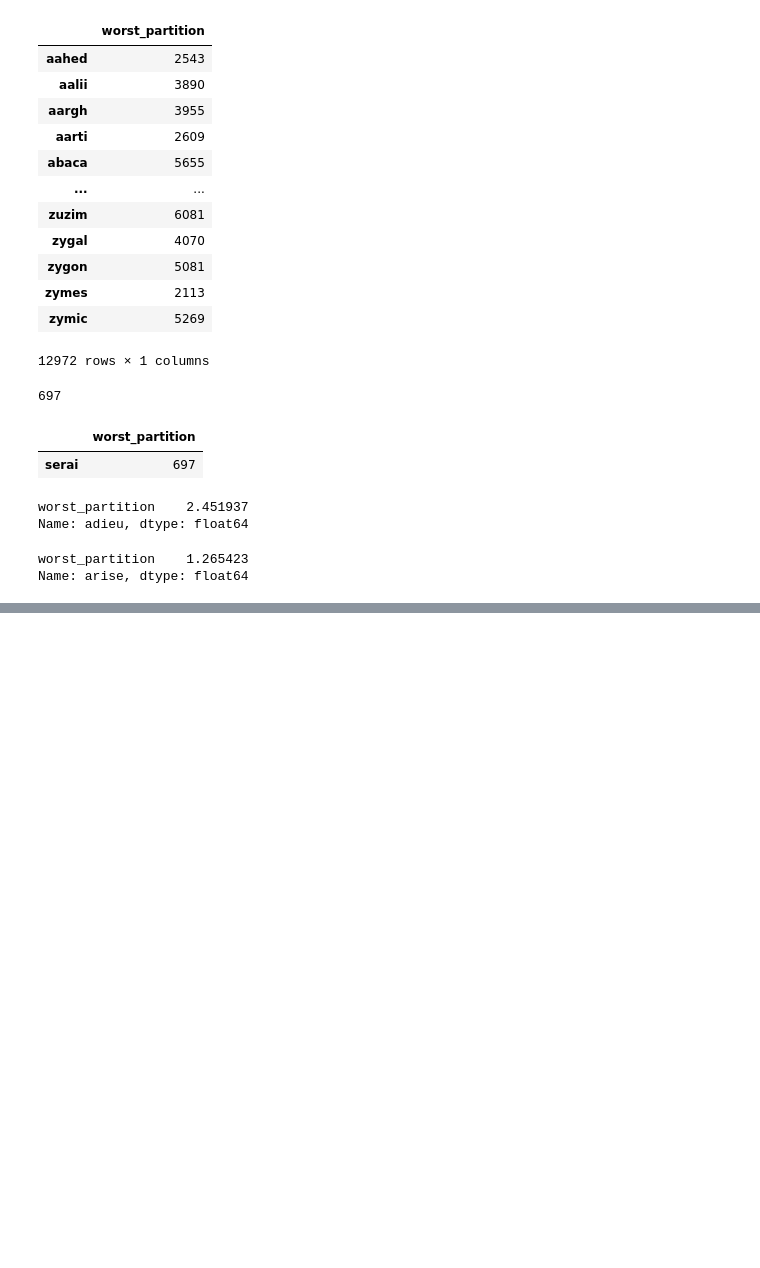
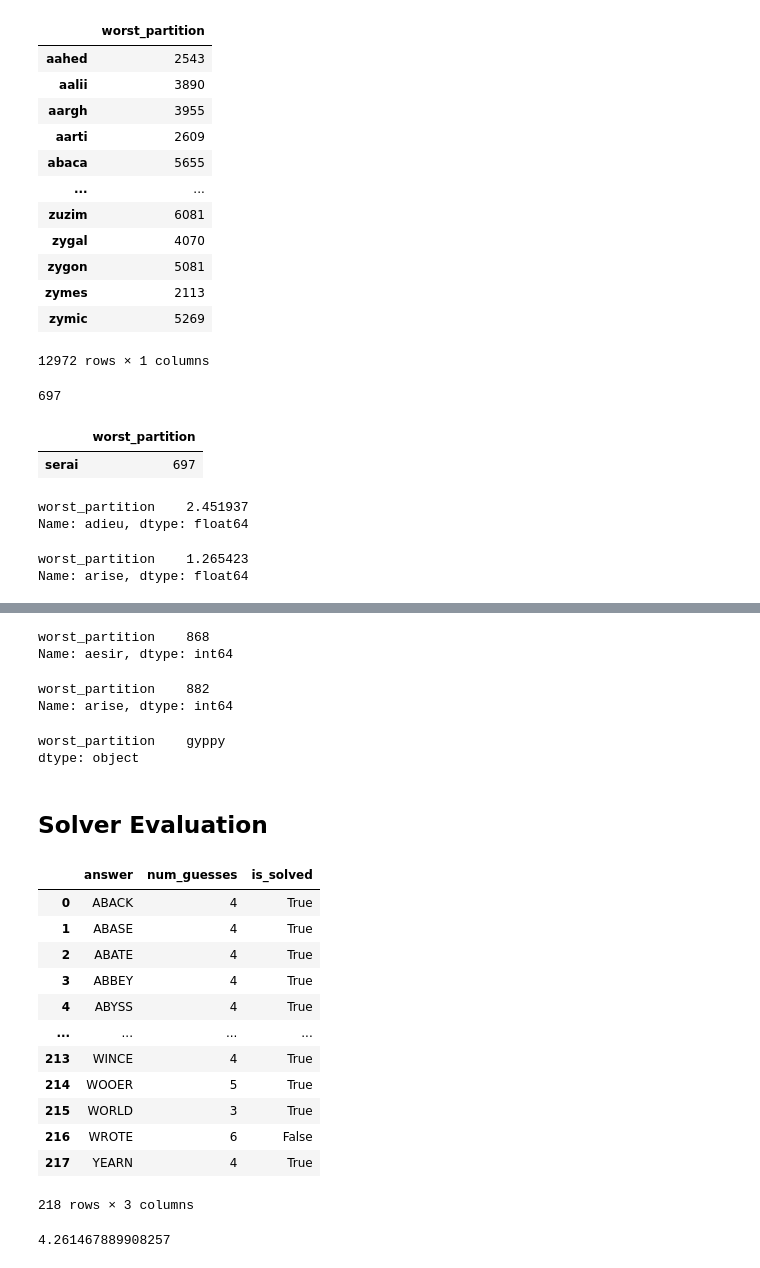
Before and after one commit to boompig/wordle-py, a Jupyter notebook: notebooks/Combinations.ipynb, the cells around one changed output, grey strips where cells are left out. Saved outputs shown, nothing was run; the diff lists cells and outputs as text; code cells hidden in the pictures; blank space fills up the shorter version.

```diff
--- a/notebooks/Combinations.ipynb
+++ b/notebooks/Combinations.ipynb
@@ -304,9 +367,51 @@ Name: arise, dtype: float64
+# %%
+part_df.loc['aesir']
+# %% [output]
+worst_partition    868
+Name: aesir, dtype: int64
+# %%
+part_df.loc['arise']
+# %% [output]
+worst_partition    882
+Name: arise, dtype: int64
+# %%
+part_df.idxmax()
+# %% [output]
+worst_partition    gyppy
+dtype: object
+# %% [markdown]
+## Solver Evaluation
 # %%
-fp = open('../data-parsed/solver-eval.json', 'r')
+fp = open('../data-parsed/solver-eval-past-answers.json', 'r')
 import json
 d = json.load(fp)
 fp.close()
-
-fp = open('../data-parsed/solver-eval.json', 'w')
-json.dump(d, fp, indent=4, sort_keys=True)
-fp.close()
+# %%
+rows = []
+for answer, v in d.items():
+    rows.append({
+        'answer': answer,
+        'num_guesses': v['num_guesses'],
+        'is_solved': v['is_solved']
+    })
+
+solver_df = pd.DataFrame(rows)
+solver_df
+# %% [output]
+|  | answer | num_guesses | is_solved |
+| 0 | ABACK | 4 | True |
+| 1 | ABASE | 4 | True |
+| 2 | ABATE | 4 | True |
+| 3 | ABBEY | 4 | True |
+| 4 | ABYSS | 4 | True |
+| ... | ... | ... | ... |
+| 213 | WINCE | 4 | True |
+| 214 | WOOER | 5 | True |
+| 215 | WORLD | 3 | True |
+| 216 | WROTE | 6 | False |
+| 217 | YEARN | 4 | True |
+218 rows × 3 columns
+# %%
+solver_df.num_guesses.mean()
+# %% [output]
+4.261467889908257
```
Also changed, not shown: parts of 25 cells of this notebook, 4 other files.
